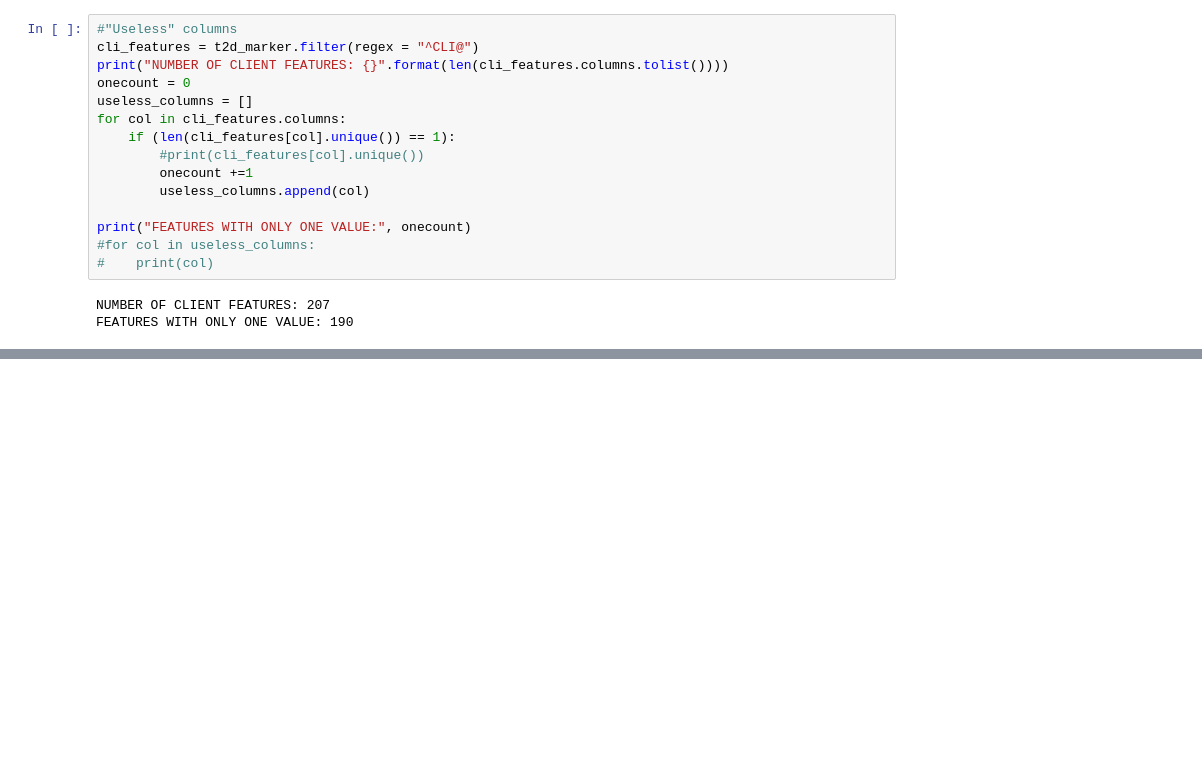
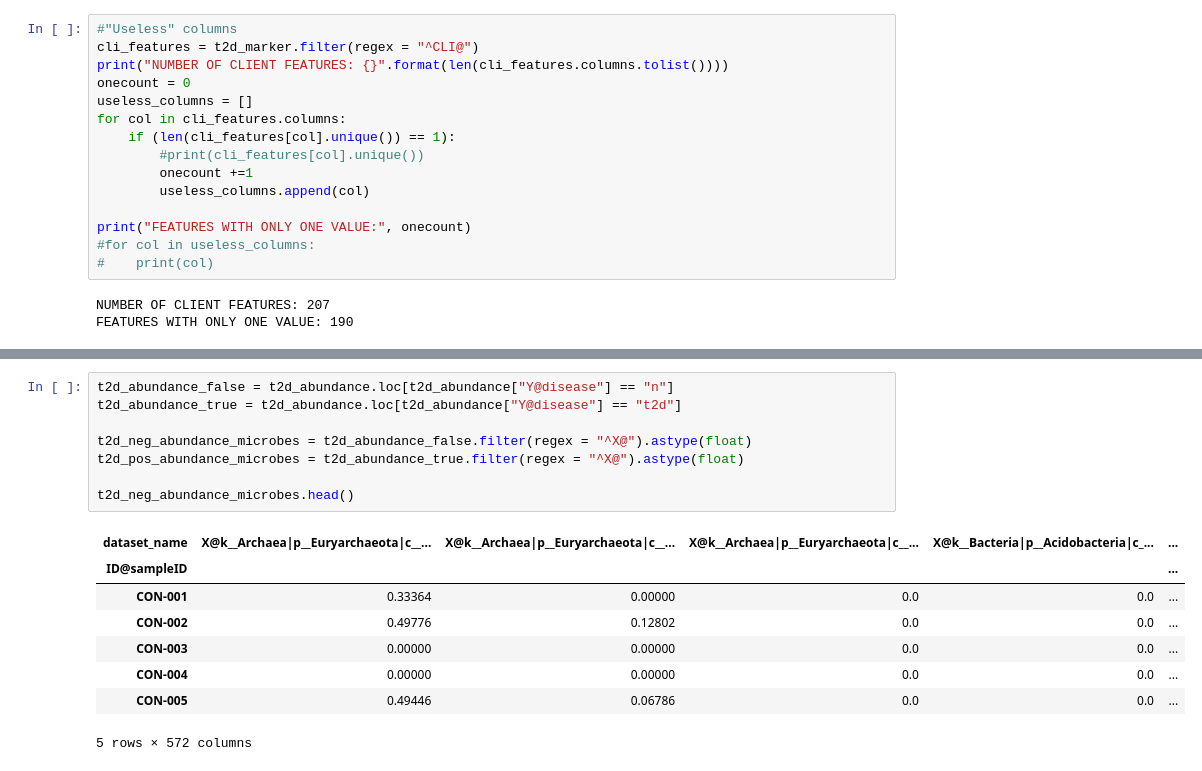
Before and after one commit to mangoflavoured/mangoflavoured.github.io, a Jupyter notebook: mmgraph_test.ipynb, the cells around one changed output, grey strips where cells are left out. Cells and saved outputs as stored; diff of their text form; blank space fills up the shorter version.

Commit message:
abundance analysis

```diff
--- a/mmgraph_test.ipynb
+++ b/mmgraph_test.ipynb
@@ -254,0 +268,17 @@ FEATURES WITH ONLY ONE VALUE: 190
+# %%
+t2d_abundance_false = t2d_abundance.loc[t2d_abundance["Y@disease"] == "n"]
+t2d_abundance_true = t2d_abundance.loc[t2d_abundance["Y@disease"] == "t2d"]
+
+t2d_neg_abundance_microbes = t2d_abundance_false.filter(regex = "^X@").astype(float)
+t2d_pos_abundance_microbes = t2d_abundance_true.filter(regex = "^X@").astype(float)
+
+t2d_neg_abundance_microbes.head()
+# %% [output]
+| dataset_name | X@k__Archaea|p__Euryarchaeota|c__... | X@k__Archaea|p__Euryarchaeota|c__... | X@k__Archaea|p__Euryarchaeota|c__... | X@k__Bacteria|p__Acidobacteria|c_... | ... |
+| ID@sampleID |  |  |  |  | ... |
+| CON-001 | 0.33364 | 0.00000 | 0.0 | 0.0 | ... |
+| CON-002 | 0.49776 | 0.12802 | 0.0 | 0.0 | ... |
+| CON-003 | 0.00000 | 0.00000 | 0.0 | 0.0 | ... |
+| CON-004 | 0.00000 | 0.00000 | 0.0 | 0.0 | ... |
+| CON-005 | 0.49446 | 0.06786 | 0.0 | 0.0 | ... |
+5 rows × 572 columns
```
Also changed, not shown: parts of 3 cells of this notebook.
